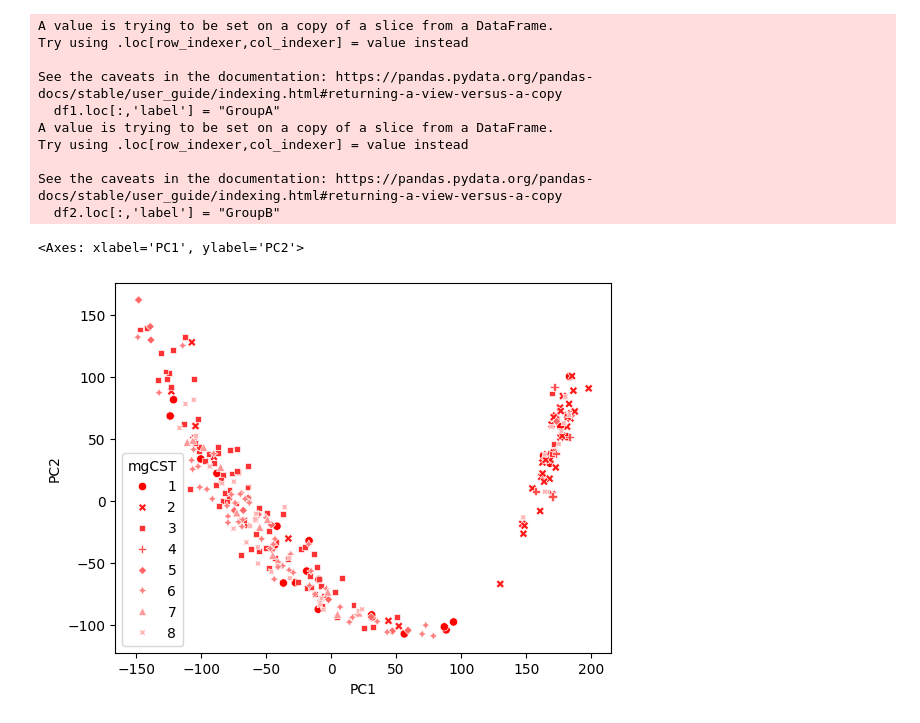
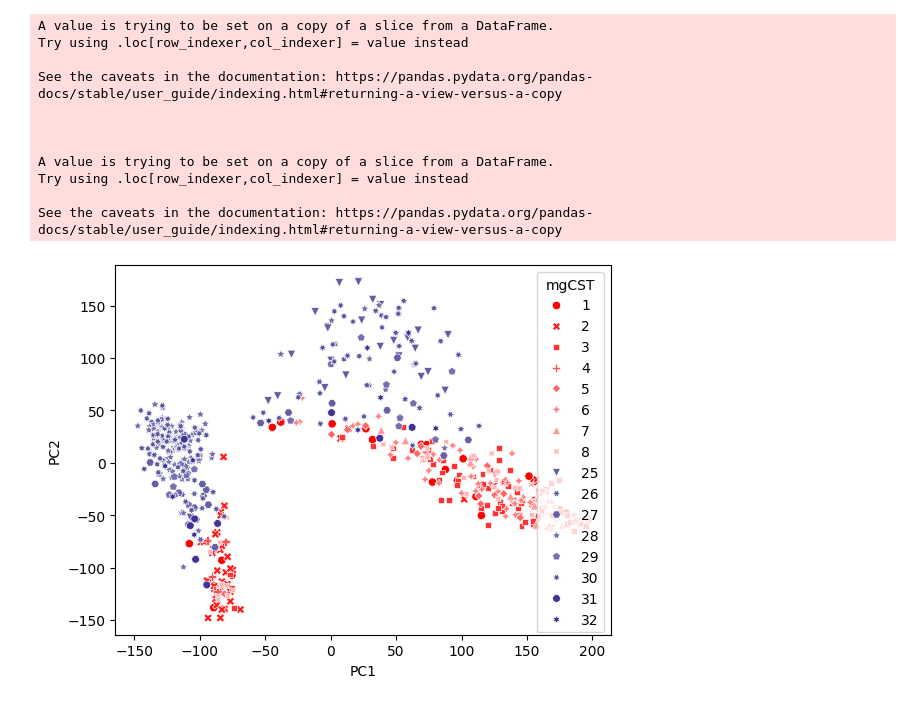
Before and after one commit to AmauryMaros/mgss2, a Jupyter notebook: Python notebooks/2_groups_pca.ipynb, the cells around one changed output. Cells and saved outputs as stored; diff of their text form; code cells hidden in the pictures.

```diff
--- a/Python notebooks/2_groups_pca.ipynb
+++ b/Python notebooks/2_groups_pca.ipynb
@@ -16,8 +16,8 @@ deepsplit = 4
 mgcsts_samples = mgcsts_samples_df[(mgcsts_samples_df['minClusterSize'] == minclustersize) & (mgcsts_samples_df['deepSplit'] == deepsplit)]
 color_mgCST = color_mgCST[(color_mgCST['minClusterSize'] == minclustersize) & (color_mgCST['deepSplit'] == deepsplit)]
 # %%
-GroupA = (1,5)
-GroupB = (6,8)
+GroupA = (1,8)
+GroupB = (25,32)
 
 def data_pca(m1,m2):
     df1 = mgcsts_samples[mgcsts_samples['mgCST'].isin(range(m1[0],m1[1]+1))]
@@ -30,6 +30,7 @@ def data_pca(m1,m2):
 
 data1 = data_pca(GroupA, GroupB)
 mgCSTs = data1['mgCST']
+sampleID = data1['sampleID']
 groups = data1['label']
 data1 = data1.drop(['dtc','domTaxa','relabund','minClusterSize','deepSplit', 'sampleID', 'mgCST', 'label'], axis = 1)
 new_colors = color_mgCST[color_mgCST['mgCST'].isin(mgCSTs)]
@@ -38,12 +39,13 @@ A value is trying to be set on a copy of a slice from a DataFrame.
 Try using .loc[row_indexer,col_indexer] = value instead
 
 See the caveats in the documentation: https://pandas.pydata.org/pandas-docs/stable/user_guide/indexing.html#returning-a-view-versus-a-copy
-  df1.loc[:,'label'] = "GroupA"
+
+
+
 A value is trying to be set on a copy of a slice from a DataFrame.
 Try using .loc[row_indexer,col_indexer] = value instead
 
 See the caveats in the documentation: https://pandas.pydata.org/pandas-docs/stable/user_guide/indexing.html#returning-a-view-versus-a-copy
-  df2.loc[:,'label'] = "GroupB"
 # %%
 # PCA
 
@@ -56,16 +58,15 @@ components_compo = pca.components_
 # %%
 import matplotlib.pyplot as plt
 import seaborn as sns
 import matplotlib.colors as mcolors
 
 pca_df = pd.DataFrame(data = principal_components, columns=['PC1', 'PC2', 'PC3', 'PC4', 'PC5', 'PC6'])
-pca_df = pd.concat([pca_df, mgCSTs], axis=1)
+pca_df = pd.concat([pca_df, mgCSTs, sampleID], axis=1)
 pca_df = pca_df.sort_values(by='mgCST', ascending=True)
 new_legend = new_colors['color_mgCST'].apply(lambda x : mcolors.to_rgba(x)).values
 pca_df['mgCST'] = pca_df['mgCST'].astype(str)
-sns.scatterplot(pca_df, x='PC1', y='PC2', hue='mgCST', style='mgCST', palette=list(new_legend))
+sns.scatterplot(pca_df, x='PC1', y='PC2', hue='mgCST', style='mgCST', palette=list(new_legend));
 # %% [output]
-<Axes: xlabel='PC1', ylabel='PC2'>
-[figure, old version]
+[figure, new version]
 # %%
 import plotly.express as px
```
Also changed, not shown: parts of 14 cells of this notebook, 3 other files.
